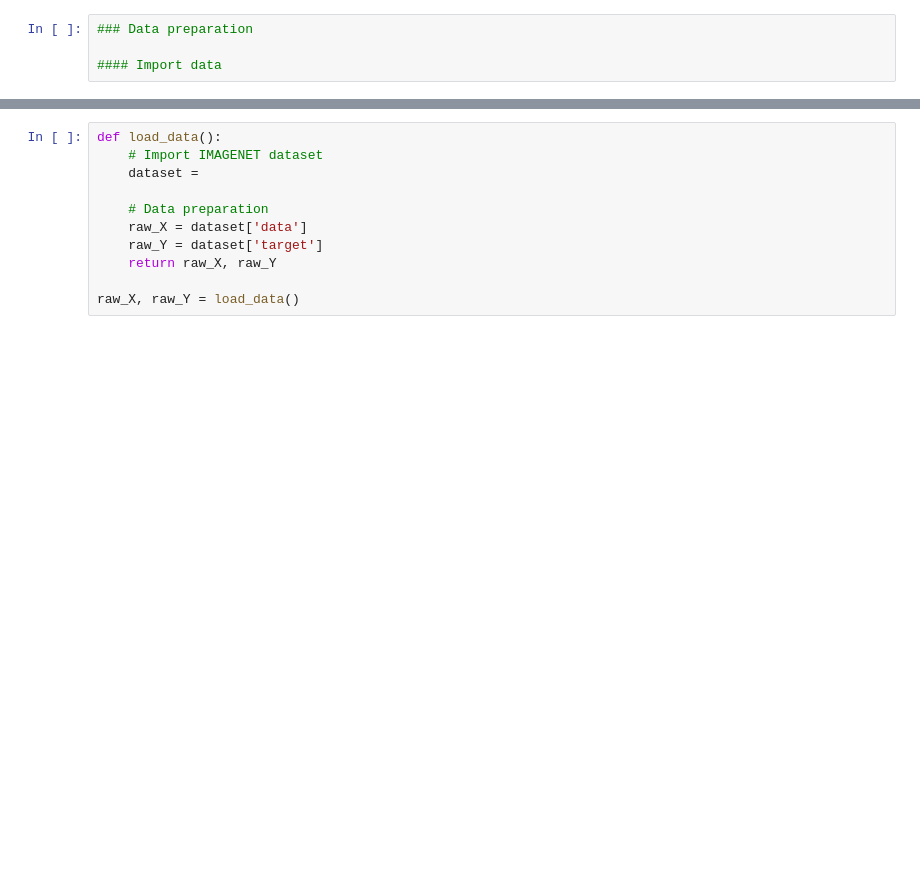
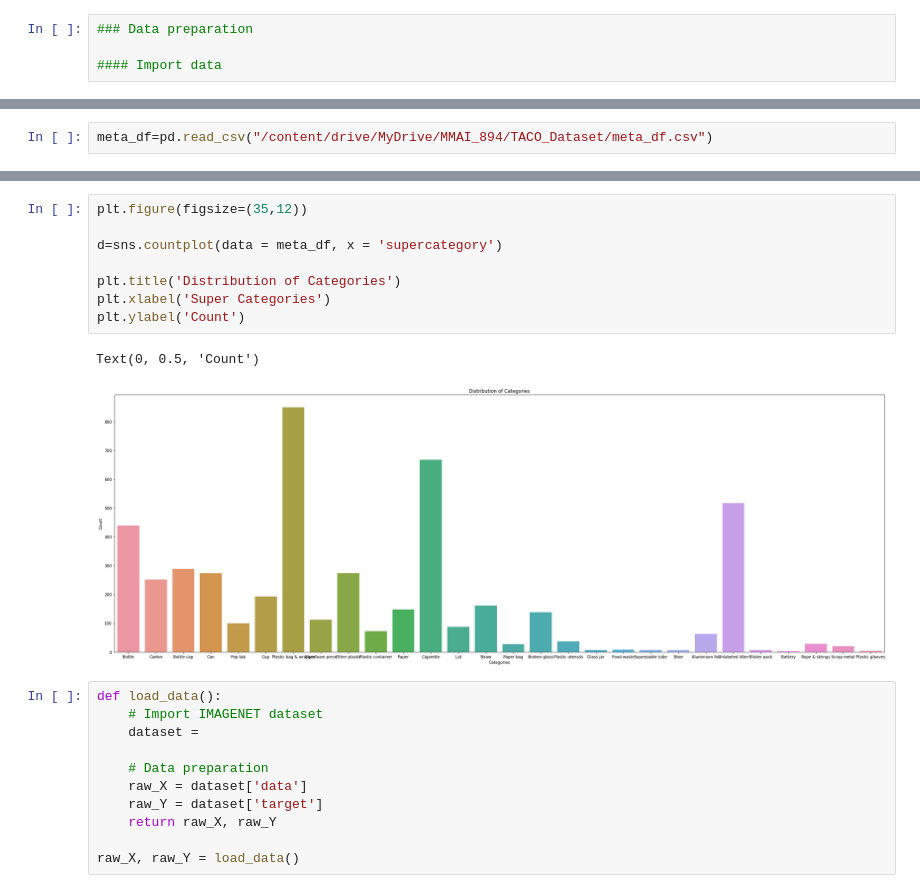
Before and after one commit to palakagl/DeepLearning, a Jupyter notebook: Code_for_TACOdataset.ipynb, the cells around one changed output, grey strips where cells are left out. Cells and saved outputs as stored; diff of their text form; blank space fills up the shorter version.

```diff
--- a/Code_for_TACOdataset.ipynb
+++ b/Code_for_TACOdataset.ipynb
@@ -25,0 +34,2 @@ jessica test
+# %%
+meta_df=pd.read_csv("/content/drive/MyDrive/MMAI_894/TACO_Dataset/meta_df.csv")
@@ -26,3 +80,14 @@ jessica test
+# %%
+plt.figure(figsize=(35,12))
+
+d=sns.countplot(data = meta_df, x = 'supercategory')
+
+plt.title('Distribution of Categories')
+plt.xlabel('Super Categories')
+plt.ylabel('Count')
+# %% [output]
+Text(0, 0.5, 'Count')
+[figure, added]
 # %%
 def load_data():
     # Import IMAGENET dataset
```
Also changed, not shown: parts of 8 cells of this notebook.
